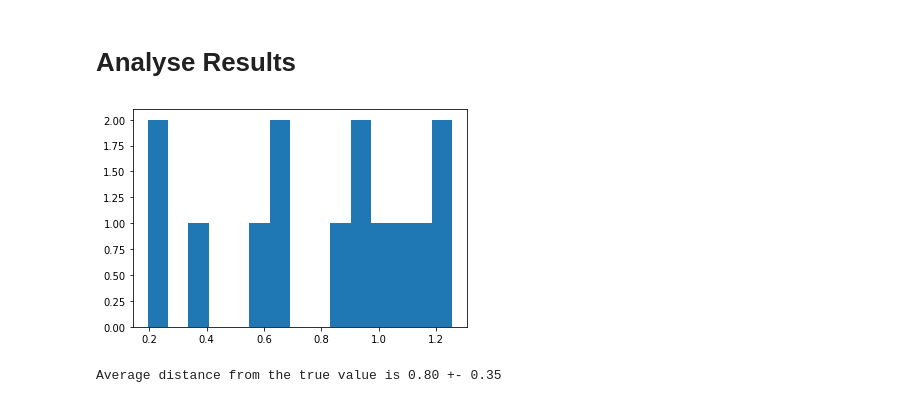
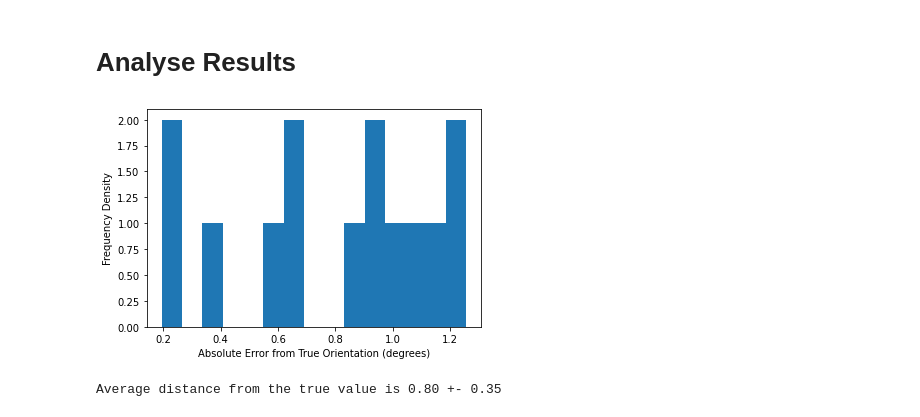
Before and after one commit to SEMOrientation/Y4ProjectNotebooks, a Jupyter notebook: 2D_Network.ipynb, the cells around one changed output. Saved outputs shown, nothing was run; the diff lists cells and outputs as text; code cells hidden in the pictures.

```diff
--- a/2D_Network.ipynb
+++ b/2D_Network.ipynb
@@ -312,13 +312,15 @@ Distance: 0.66 degrees
 # %%
 distances = np.zeros(x_test.shape[0])
 for i in tqdm(range(x_test.shape[0])):
   prediction = model.predict(x_test[i].reshape((1,)+x_test[i].shape))[0]
   distances[i] = SO3_distance(y_test[i], prediction)
 
 plt.hist(distances, bins=15)
+plt.xlabel("Absolute Error from True Orientation (degrees)")
+plt.ylabel("Frequency Density")
 plt.show()
 # %% [output]
-[figure, old version]
+[figure, new version]
 # %%
 distance_mean = np.mean(distances)
 distance_std = np.std(distances, ddof=1)
```
